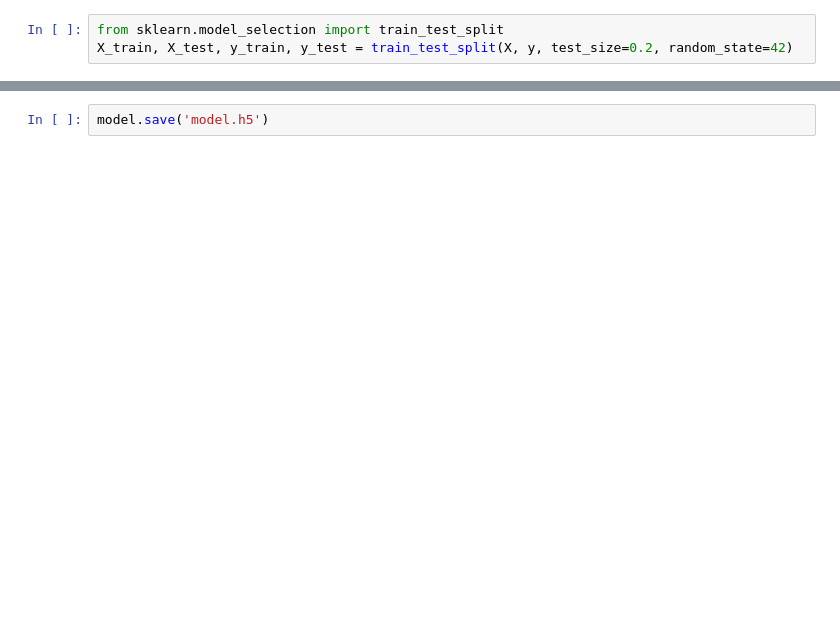
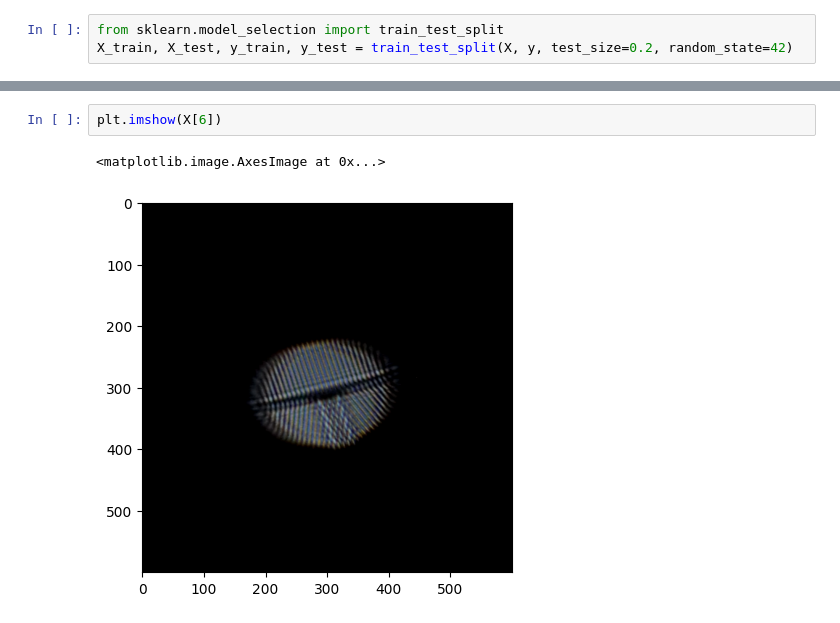
Before and after one commit to scootie0129/Focusing-with-pseudo-bahtinov-mask, a Jupyter notebook: CNN_Model.ipynb, the cells around one changed output, grey strips where cells are left out. Cells and saved outputs as stored; diff of their text form; blank space fills up the shorter version.

```diff
--- a/CNN_Model.ipynb
+++ b/CNN_Model.ipynb
@@ -219,2 +221,5 @@ print(model.predict(X_test[:10]).reshape(-1), y_test[:10], sep='\n')
-# %%
-model.save('model.h5')
+# %%
+plt.imshow(X[6])
+# %% [output]
+<matplotlib.image.AxesImage at 0x...>
+[figure, added]
```
Also changed, not shown: parts of 15 cells of this notebook.
